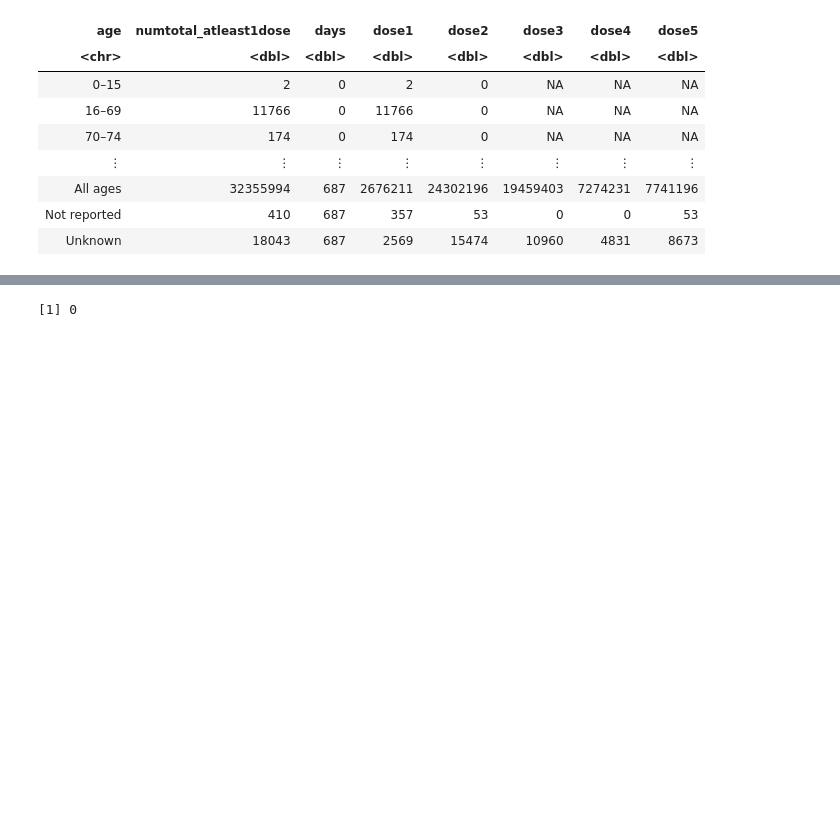
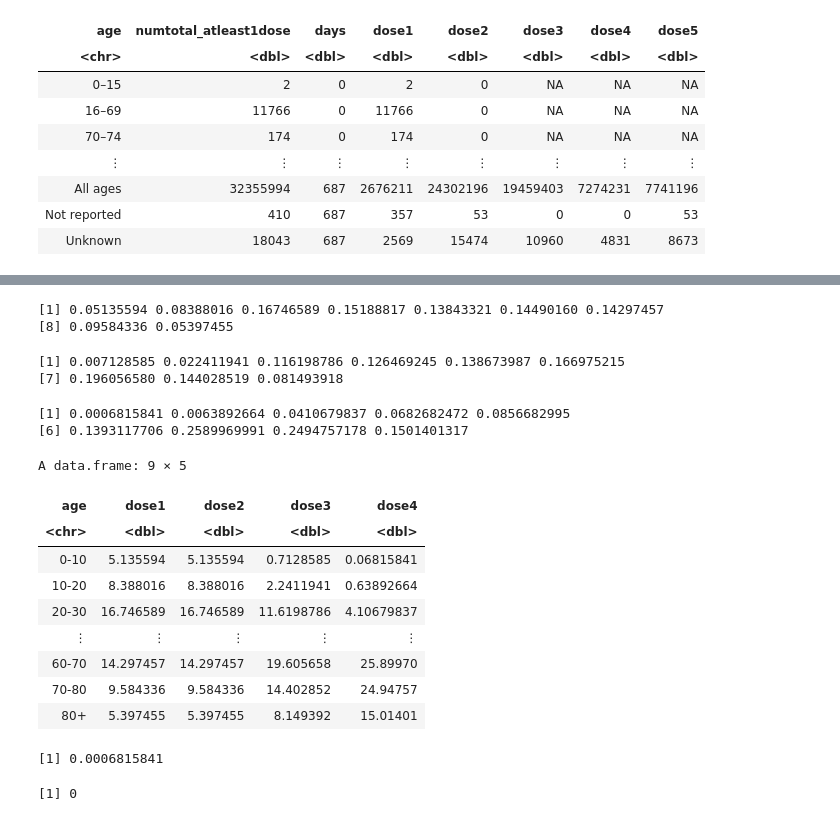
Before and after one commit to kiarashbahari/heart, a Jupyter notebook: vaccineeeee/visual-age.ipynb, the cells around one changed output, grey strips where cells are left out. Cells and saved outputs as stored; diff of their text form; code cells hidden in the pictures; blank space fills up the shorter version.

```diff
--- a/vaccineeeee/visual-age.ipynb
+++ b/vaccineeeee/visual-age.ipynb
@@ -81,3 +112,77 @@ A tibble: 915 × 8
+# %%
+dose2<-c((45376 +1202686)/24302196,
+ 2038472/24302196 ,
+4069789/24302196 ,
+3691216 /24302196 ,
+3364231/24302196 ,
+3521427 /24302196 ,
+3474596 /24302196 ,
+2329204/24302196 ,
+1311700/24302196 )
+dose2
+# %% [output]
+[1] 0.05135594 0.08388016 0.16746589 0.15188817 0.13843321 0.14490160 0.14297457
+[8] 0.09584336 0.05397455
+# %%
+dose3<-c((249+138469)/19459403,
+436123 /19459403,
+2261159/19459403,
+2461016/19459403,
+2698513/19459403,
+3249238/19459403,
+3815144/19459403,
+2802709/19459403,
+1585823/19459403)
+dose3
+# %% [output]
+[1] 0.007128585 0.022411941 0.116198786 0.126469245 0.138673987 0.166975215
+[7] 0.196056580 0.144028519 0.081493918
+# %%
+#127/7274231
+dose4<-c(0.000681584073973007,
+46477/7274231,
+298738/7274231,
+496599 /7274231,
+623171/7274231,
+1013386/7274231,
+1884004/7274231,
+1814744/7274231,
+1092154/7274231)
+dose4
+# %% [output]
+[1] 0.0006815841 0.0063892664 0.0410679837 0.0682682472 0.0856682995
+[6] 0.1393117706 0.2589969991 0.2494757178 0.1501401317
+# %%
+agepercent <- data.frame(age = agec,
+                          dose1 = dose2,
+                          dose2 = dose2,
+                          dose3 = dose3,
+                          dose4 = dose4)
+agepercent
+# %% [output]
+A data.frame: 9 × 5
+| age | dose1 | dose2 | dose3 | dose4 |
+| <chr> | <dbl> | <dbl> | <dbl> | <dbl> |
+| 0-10 | 5.135594 | 5.135594 | 0.7128585 | 0.06815841 |
+| 10-20 | 8.388016 | 8.388016 | 2.2411941 | 0.63892664 |
+| 20-30 | 16.746589 | 16.746589 | 11.6198786 | 4.10679837 |
+| ⋮ | ⋮ | ⋮ | ⋮ | ⋮ |
+| 60-70 | 14.297457 | 14.297457 | 19.605658 | 25.89970 |
+| 70-80 | 9.584336 | 9.584336 | 14.402852 | 24.94757 |
+| 80+ | 5.397455 | 5.397455 | 8.149392 | 15.01401 |
+# %%
+a<-0.00638926643929784+
+0.0410679836810241+
+0.0682682471865411+
+0.0856682995082229+
+0.139311770550042+
+0.258996999132967+
+0.249475717776903+
+0.150140131651029
+
+(1-a)
+# %% [output]
+[1] 0.0006815841
 # %%
 na_row_total<- nrow(newnewdata[is.na(newnewdata$numtotal_atleast1dose),])
 na_row_total
```
Also changed, not shown: parts of 16 cells of this notebook, 3 other files.
